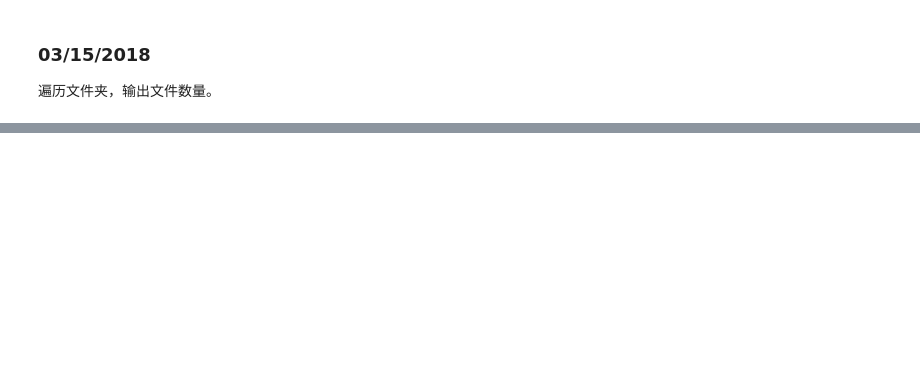
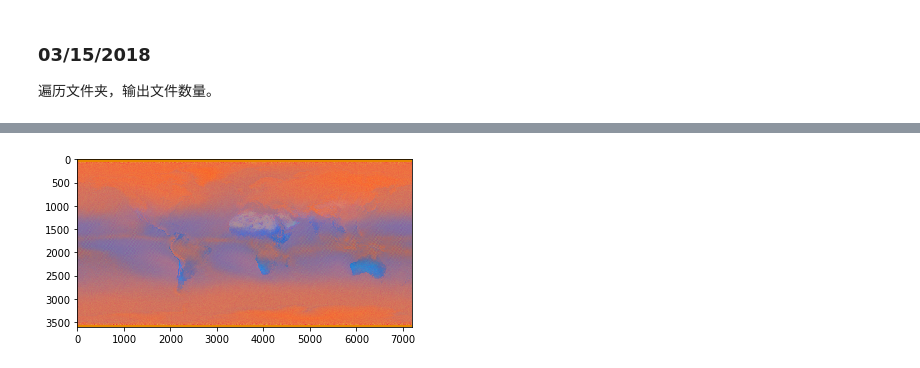
Before and after one commit to cloudy365/MODCM, a Jupyter notebook: scratch.ipynb, the cells around one changed output, grey strips where cells are left out. Drawn from its saved outputs; the diff is of its cells as text; code cells hidden in the pictures; blank space fills up the shorter version.

```diff
--- a/scratch.ipynb
+++ b/scratch.ipynb
@@ -390,0 +431,7 @@ NameError: name 'working_dir' is not defined
+# %%
+# RLT but not set scale_factors
+en_rgb = enhance_rgb(rgb, scale_method='RLT')
+plt.imshow(en_rgb)
+plt.show()
+# %% [output]
+[figure, added]
```
Also changed, not shown: parts of 15 cells of this notebook, 6 other files.
